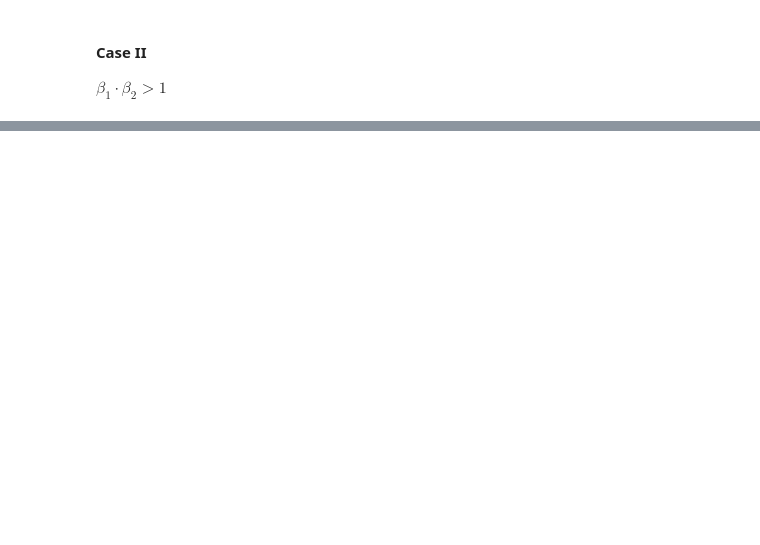
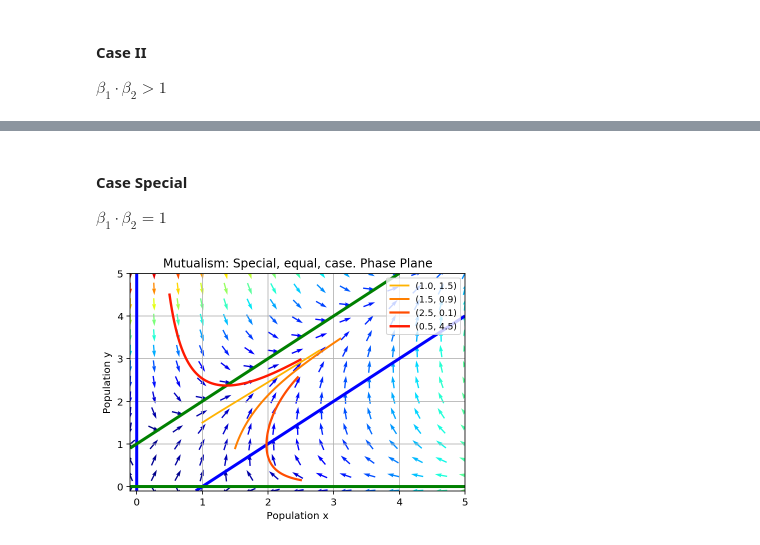
Before and after one commit to MthBr/nonlinear-population-dynamics, a Jupyter notebook: Notebooks/04.LV_Model_NonDim.ipynb, the cells around one changed output, grey strips where cells are left out. Drawn from its saved outputs; the diff is of its cells as text; code cells hidden in the pictures; blank space fills up the shorter version.

```diff
--- a/Notebooks/04.LV_Model_NonDim.ipynb
+++ b/Notebooks/04.LV_Model_NonDim.ipynb
@@ -436,0 +463,23 @@ f.canvas.draw()
+# %% [markdown]
+#### Case Special
+$\beta_1\cdot\beta_2 =1$
+# %%
+# let's set the parameter values.
+beta = [1, 1]
+Rho = 2
+
+argsPar = (beta[0], beta[1], Rho)
+
+StartPoints = np.array([[1,1.5],[1.5,0.9], [2.5,0.15], [0.5,4.5] ]) #[0.5,0.5],[1.5,0.9], [2.5,0.15], [0.2,4]
+t = np.linspace(0, 0.7, 1000)
+nb_points   = 15
+xyMinMax=np.array([-0.1, 5, -0.1, 5 ])
+
+f=plot_phase_plane(StartPoints, t, argsPar, xyMinMax, nb_points)
+plt.title('Mutualism: Special, equal, case. Phase Plane')
+plt.xlabel('Population x')
+plt.ylabel('Population y')
+f.savefig('OutImage/LV_Mutualism_Case_S.png')
+f.canvas.draw()
+# %% [output]
+[figure, added]
```
Also changed, not shown: parts of 11 cells of this notebook.
